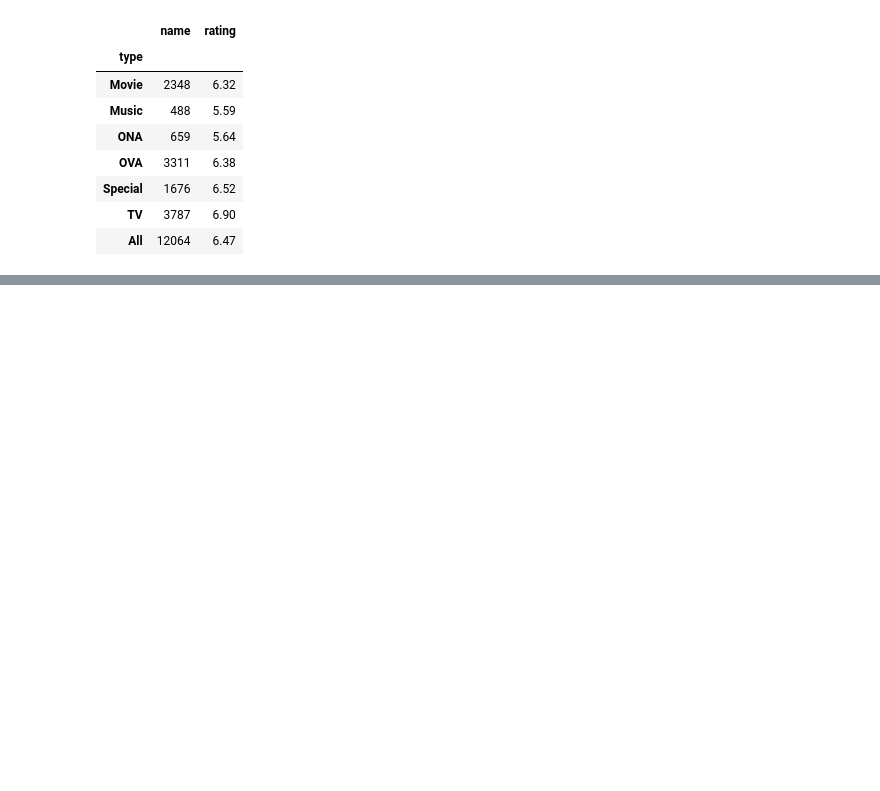
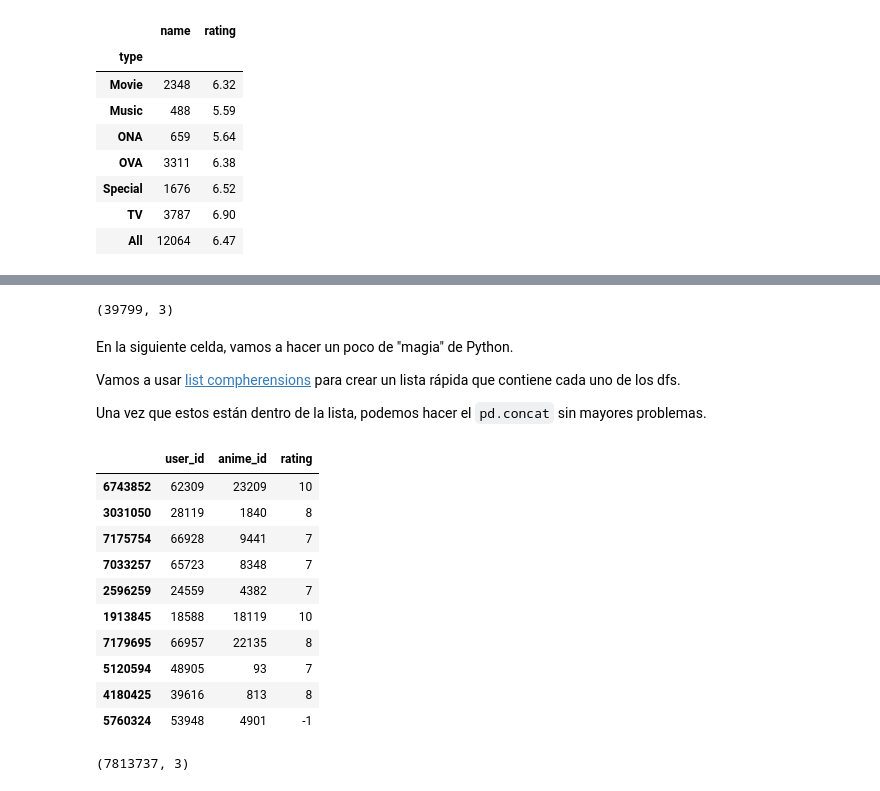
Before and after one commit to DalilaGimenez/nuclio_charlas, a Jupyter notebook: PANDAS.ipynb, the cells around one changed output, grey strips where cells are left out. Cells and saved outputs as stored; diff of their text form; code cells hidden in the pictures; blank space fills up the shorter version.

```diff
--- a/PANDAS.ipynb
+++ b/PANDAS.ipynb
@@ -628,0 +740,14 @@ A continuación dejamos algunos links útiles para profundizar en algunos de los
+# %%
+DFS_TO_CONCAT = [
+    "cf_-1.parquet.gzip",
+    "cf_1.parquet.gzip",
+    "cf_2.parquet.gzip",
+    "cf_3.parquet.gzip",
+    "cf_4.parquet.gzip",
+    "cf_5.parquet.gzip",
+    "cf_6.parquet.gzip",
+    "cf_7.parquet.gzip",
+    "cf_8.parquet.gzip",
+    "cf_9.parquet.gzip",
+    "cf_10.parquet.gzip"
+]
@@ -628,0 +795,4 @@ A continuación dejamos algunos links útiles para profundizar en algunos de los
+# %%
+r.shape
+# %% [output]
+(39799, 3)
@@ -628,0 +801,29 @@ A continuación dejamos algunos links útiles para profundizar en algunos de los
+# %% [markdown]
+En la siguiente celda, vamos a hacer un poco de "magia" de Python.
+
+Vamos a usar [list compherensions](https://www.w3schools.com/python/python_lists_comprehension.asp) para crear un lista rápida que contiene cada uno de los dfs.
+
+Una vez que estos están dentro de la lista, podemos hacer el `pd.concat` sin mayores problemas.
+# %%
+r = pd.concat(
+    [pd.read_parquet(f"./input/{file}") for file in DFS_TO_CONCAT],
+    axis = 0
+)
+# %%
+r.sample(10)
+# %% [output]
+|  | user_id | anime_id | rating |
+| 6743852 | 62309 | 23209 | 10 |
+| 3031050 | 28119 | 1840 | 8 |
+| 7175754 | 66928 | 9441 | 7 |
+| 7033257 | 65723 | 8348 | 7 |
+| 2596259 | 24559 | 4382 | 7 |
+| 1913845 | 18588 | 18119 | 10 |
+| 7179695 | 66957 | 22135 | 8 |
+| 5120594 | 48905 | 93 | 7 |
+| 4180425 | 39616 | 813 | 8 |
+| 5760324 | 53948 | 4901 | -1 |
+# %%
+r.shape
+# %% [output]
+(7813737, 3)
```
Also changed, not shown: parts of 58 cells of this notebook, 2 other files.
